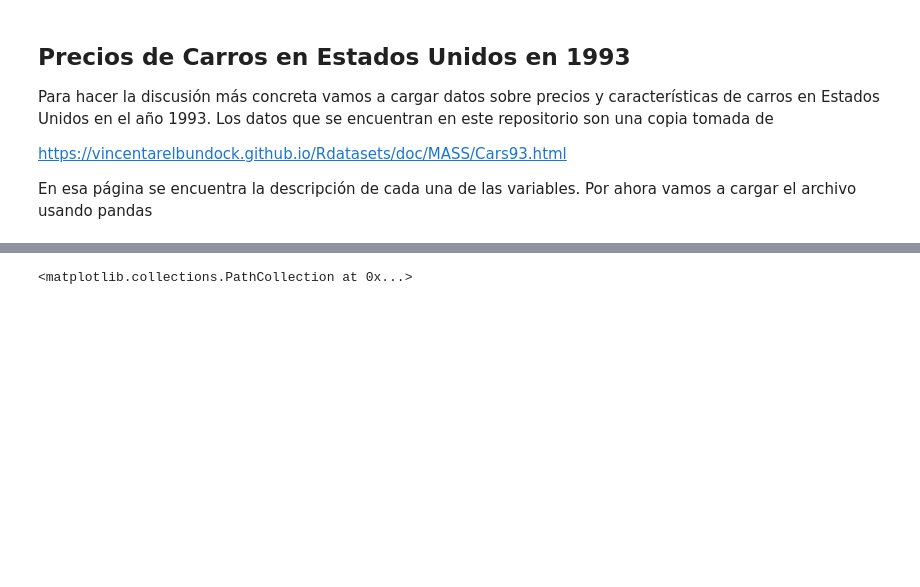
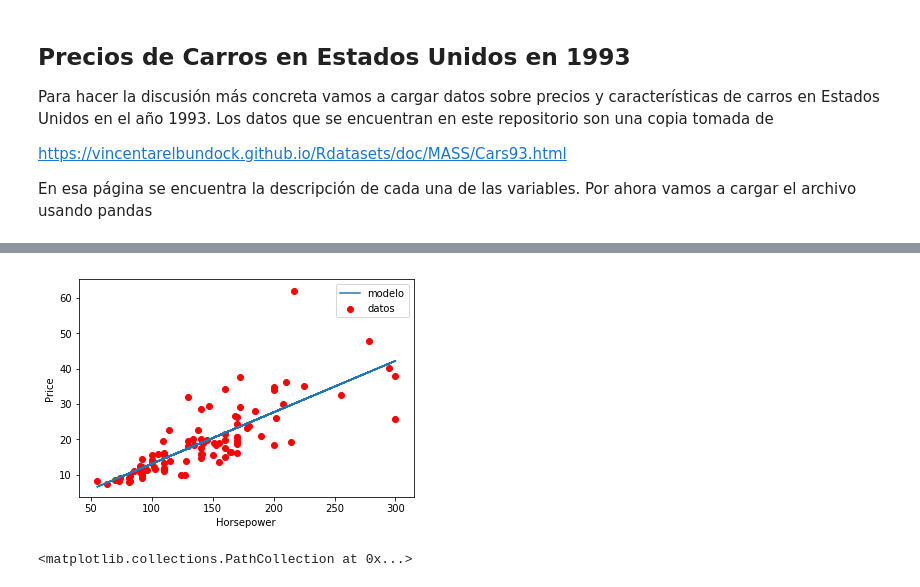
Before and after one commit to ComputoCienciasUniandes/MetodosComputacionalesAvanzados, a Jupyter notebook: secciones/06.RegresionLineal/regresion_lineal.ipynb, the cells around one changed output, grey strips where cells are left out. Saved outputs shown, nothing was run; the diff lists cells and outputs as text; code cells hidden in the pictures; blank space fills up the shorter version.

```diff
--- a/secciones/06.RegresionLineal/regresion_lineal.ipynb
+++ b/secciones/06.RegresionLineal/regresion_lineal.ipynb
@@ -65,2 +158,3 @@ linear = sklearn.linear_model.LinearRegression()
 # %%
-linear.fit(data['Horsepower'].values.reshape(-1,1), data['Price'].values.reshape(-1,1))
+X = data['Horsepower'].values.reshape(-1,1)
+Y = data['Price'].values.reshape(-1,1)
@@ -72,0 +163,2 @@ linear.score(data['Horsepower'].values.reshape(-1,1), data['Price'].values.resha
+# %%
+linear.fit(X,Y)
@@ -73,3 +190,12 @@ linear.score(data['Horsepower'].values.reshape(-1,1), data['Price'].values.resha
+# %%
+Y_linear = linear.predict(X)
+plt.plot(X, Y_linear, label='modelo')
+plt.scatter(X, Y, label='datos', color='red')
+plt.legend()
+plt.xlabel('Horsepower')
+_ = plt.ylabel('Price')
+# %% [output]
+[figure, added]
 # %%
 plt.plot(data['Horsepower'], linear.predict(data['Horsepower'].values.reshape(-1,1)))
 plt.scatter(data['Horsepower'], data['Price'])
```
Also changed, not shown: parts of 32 cells of this notebook.
